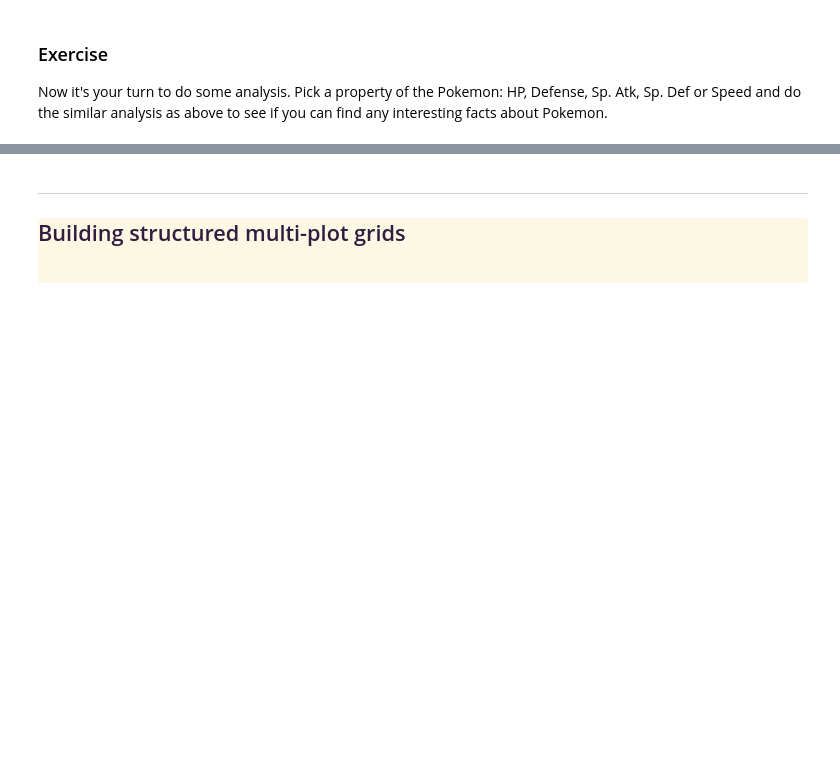
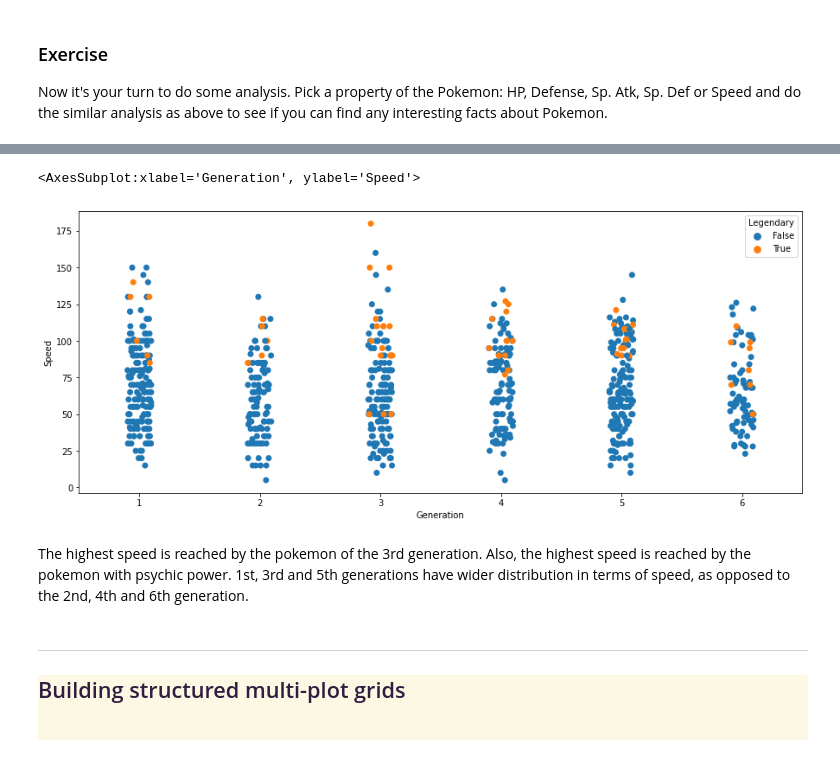
Before and after one commit to biljana-zobenica/beginners-data-workshop, a Jupyter notebook: notebooks/3.2 Visualization with Seaborn.ipynb, the cells around one changed output, grey strips where cells are left out. Cells and saved outputs as stored; diff of their text form; code cells hidden in the pictures; blank space fills up the shorter version.

```diff
--- a/notebooks/3.2 Visualization with Seaborn.ipynb
+++ b/notebooks/3.2 Visualization with Seaborn.ipynb
@@ -107,3 +121,13 @@ Now it's your turn to do some analysis. Pick a property of the Pokemon: HP, Defe
+# %%
+plt.figure(figsize=(15, 6))
+sns.stripplot(x="Generation", y="Speed", data=pokemon_df, size=7, hue='Legendary')
+# %% [output]
+<AxesSubplot:xlabel='Generation', ylabel='Speed'>
+[figure, added]
+# %% [markdown]
+The highest speed is reached by the pokemon of the 3rd generation.
+Also, the highest speed is reached by the pokemon with psychic power.
+1st, 3rd and 5th generations have wider distribution in terms of speed, as opposed to the 2nd, 4th and 6th generation.
 # %% [markdown]
 ---
 
```
Also changed, not shown: parts of 3 cells of this notebook.
